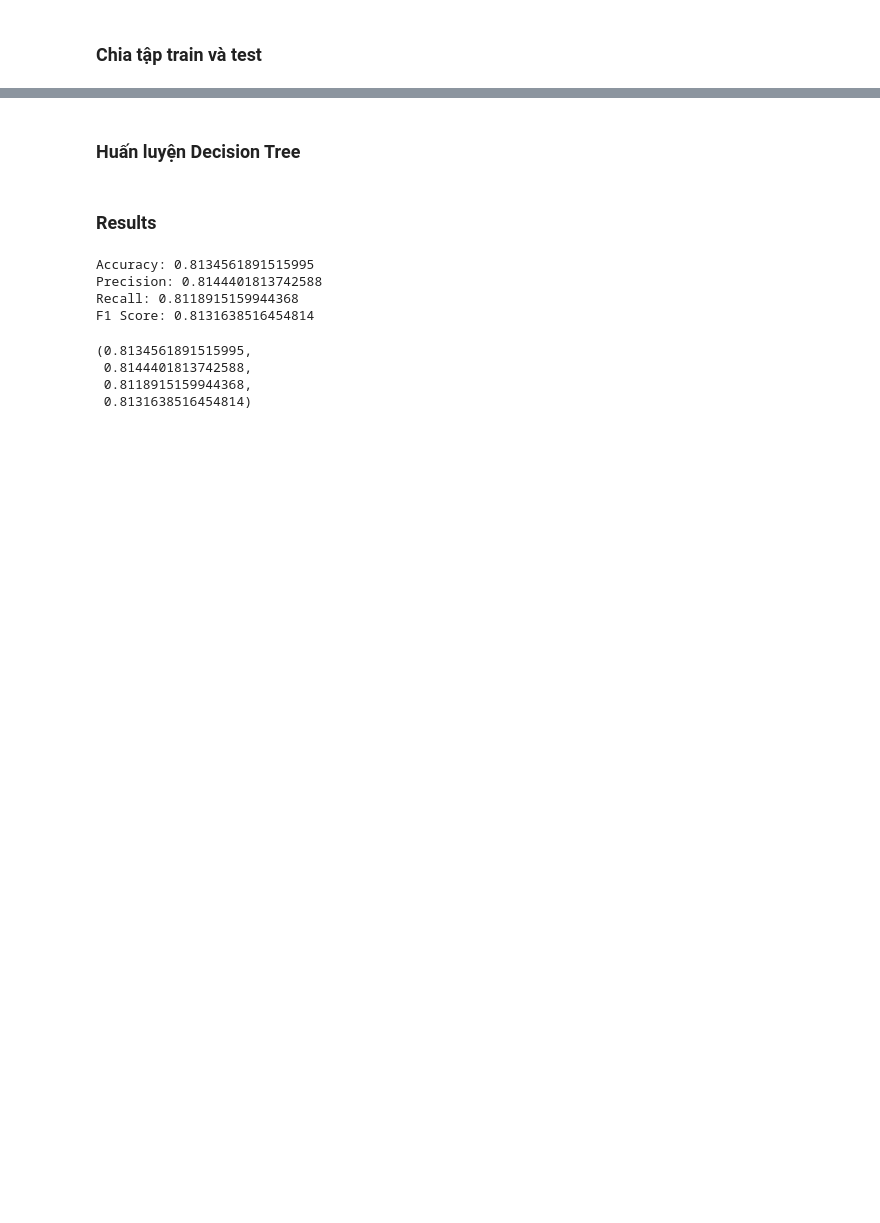
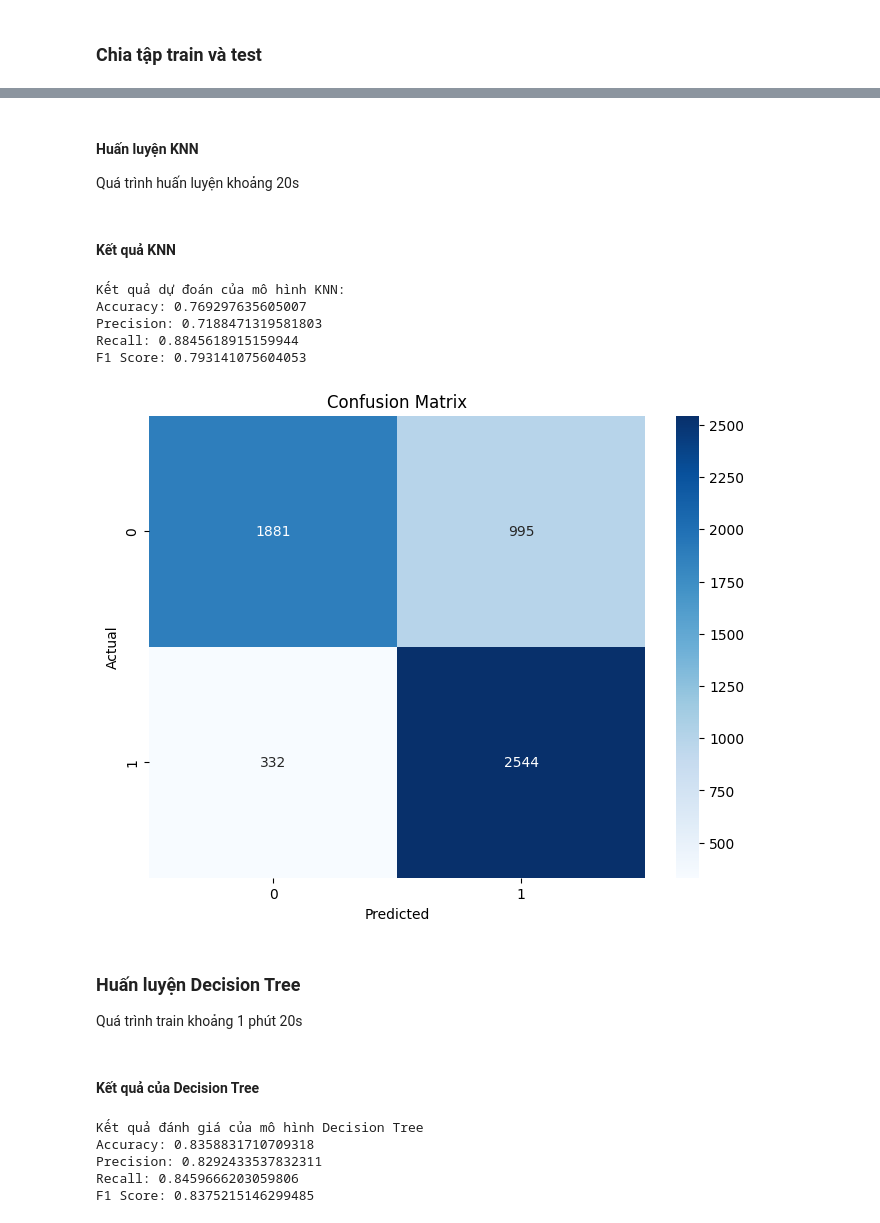
Before and after one commit to quanpro147/HCMUS-PFDS-HW02, a Jupyter notebook: notebooks/03_data_modeling.ipynb, the cells around one changed output, grey strips where cells are left out. Drawn from its saved outputs; the diff is of its cells as text; code cells hidden in the pictures; blank space fills up the shorter version.

```diff
--- a/notebooks/03_data_modeling.ipynb
+++ b/notebooks/03_data_modeling.ipynb
@@ -20,10 +20,10 @@ data = np.load(file_train_path)
 ### Chia tập X và y
 # %%
 # Target
-y = data['f13'].astype(int)
+y = data['target'].astype(int)
 
 # Features
-feature_cols = [name for name in data.dtype.names if name != 'f13']
+feature_cols = [name for name in data.dtype.names if name != 'target']
 X = np.column_stack([data[name].astype(float) for name in feature_cols])
 print(X)
 print(y)
@@ -66,19 +77,40 @@ X_train, X_test, y_train, y_test = train_test_split(X, y, 0.2, random_state=42)
+# %% [markdown]
+#### Huấn luyện KNN
+Quá trình huấn luyện khoảng 20s
+# %%
+KNN = KNNClassifier()
+KNN.fit(X_train, y_train)
+# %% [markdown]
+#### Kết quả KNN
+# %%
+y_pred_knn = KNN.predict(X_test)
+print("Kết quả dự đoán của mô hình KNN:")
+results_knn = cal_all_metrics(y_test, y_pred_knn)
+# %% [output]
+Kết quả dự đoán của mô hình KNN:
+Accuracy: 0.769297635605007
+Precision: 0.7188471319581803
+Recall: 0.8845618915159944
+F1 Score: 0.793141075604053
+# %%
+confusion_matrix_plot(y_test, y_pred_knn)
+# %% [output]
+[figure, added]
 # %% [markdown]
 ### Huấn luyện Decision Tree
+Quá trình train khoảng 1 phút 20s
 # %%
 DecTree = DecisionTreeClassifier(max_depth=10)
 DecTree.fit(X_train, y_train)
-# %% [markdown]
-### Results
+# %% [markdown]
+#### Kết quả của Decision Tree
 # %%
-y_pred = DecTree.predict(X_test)
-results = cal_all_metrics(y_test, y_pred)
+y_pred_dect = DecTree.predict(X_test)
+print("Kết quả đánh giá của mô hình Decision Tree")
+results_dect = cal_all_metrics(y_test, y_pred_dect)
 # %% [output]
-Accuracy: 0.8134561891515995
-Precision: 0.8144401813742588
-Recall: 0.8118915159944368
-F1 Score: 0.8131638516454814
+Kết quả đánh giá của mô hình Decision Tree
+Accuracy: 0.8358831710709318
+Precision: 0.8292433537832311
+Recall: 0.8459666203059806
+F1 Score: 0.8375215146299485
-(0.8134561891515995,
- 0.8144401813742588,
- 0.8118915159944368,
- 0.8131638516454814)
```
Also changed, not shown: parts of 8 cells of this notebook, 9 other files.
